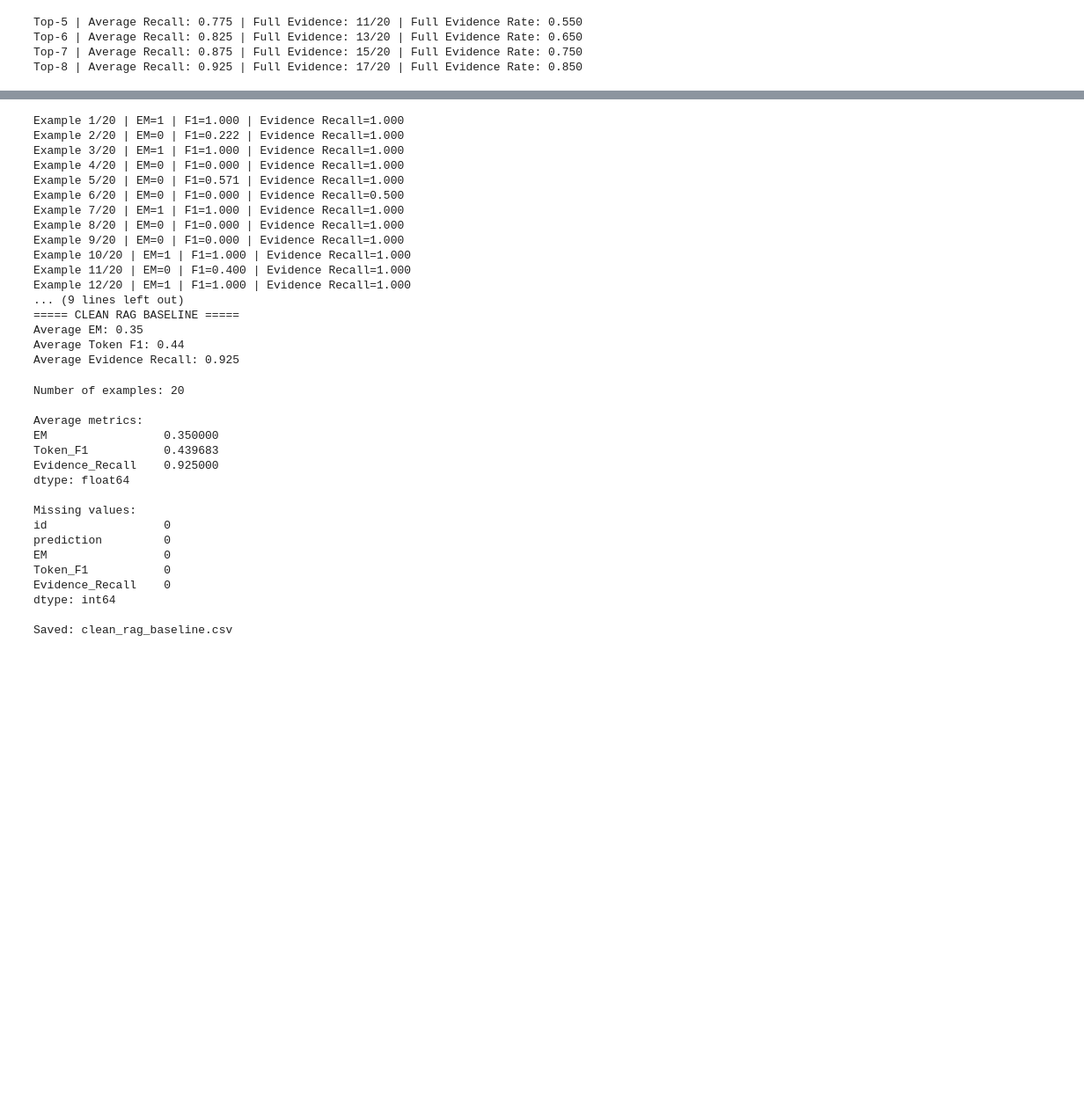
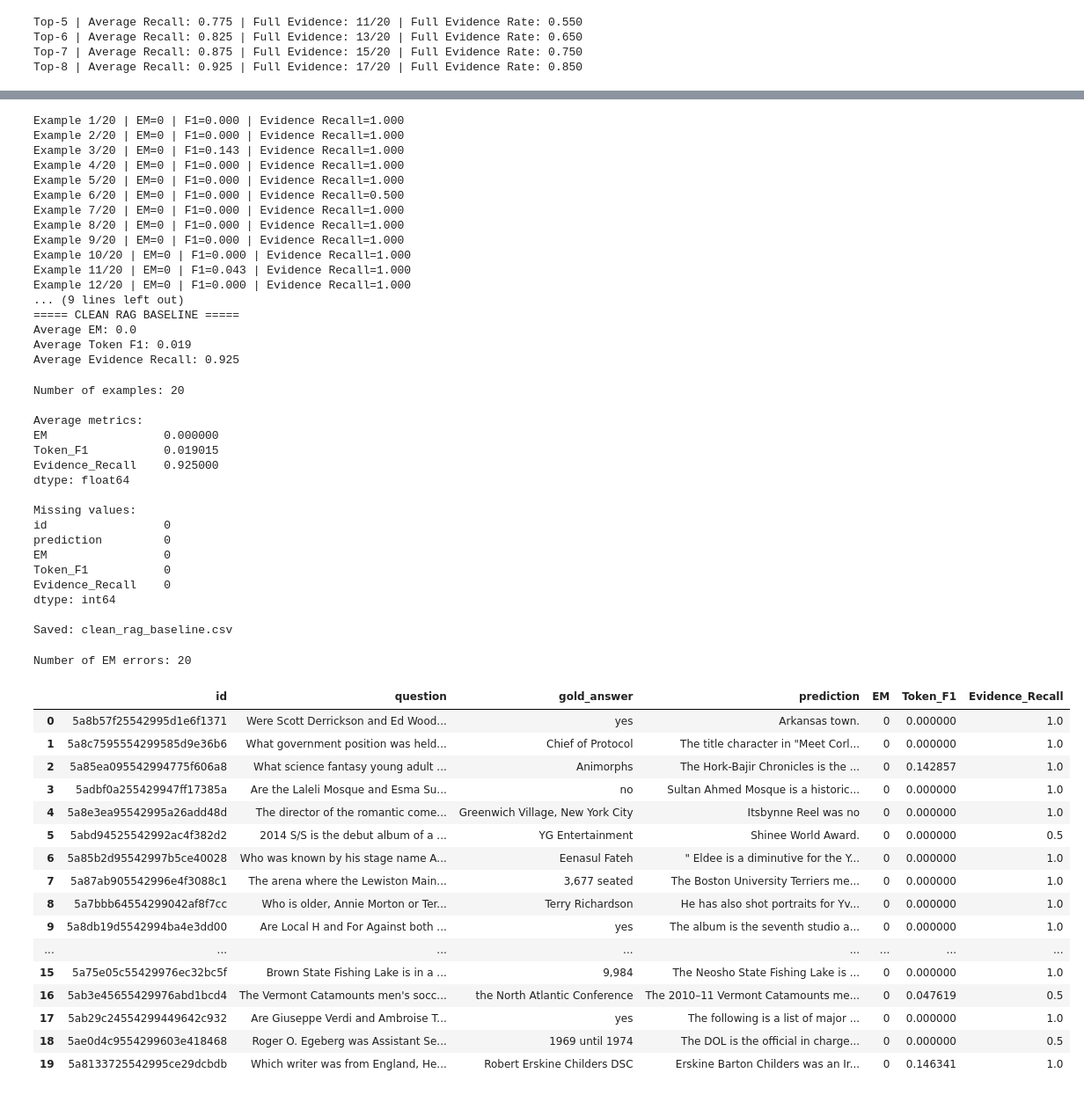
Before and after one commit to MaynineHuang/COMPSCI764_RAG, a Jupyter notebook: notebooks/Retrieval_RAGBaseline.ipynb, the cells around one changed output, grey strips where cells are left out. Shown at 88% size. Cells and saved outputs as stored; diff of their text form; code cells hidden in the pictures; blank space fills up the shorter version.

```diff
--- a/notebooks/Retrieval_RAGBaseline.ipynb
+++ b/notebooks/Retrieval_RAGBaseline.ipynb
@@ -234,5 +231,5 @@ for result in results:
 # %%
-for i in range(8):
+for i in range(len(hotpot)):
   example = hotpot[i]
 
   results = retrieve_top_k(
@@ -829,22 +824,22 @@ print(
     )
 )
 # %% [output]
-Example 1/20 | EM=1 | F1=1.000 | Evidence Recall=1.000
-Example 2/20 | EM=0 | F1=0.222 | Evidence Recall=1.000
-Example 3/20 | EM=1 | F1=1.000 | Evidence Recall=1.000
+Example 1/20 | EM=0 | F1=0.000 | Evidence Recall=1.000
+Example 2/20 | EM=0 | F1=0.000 | Evidence Recall=1.000
+Example 3/20 | EM=0 | F1=0.143 | Evidence Recall=1.000
 Example 4/20 | EM=0 | F1=0.000 | Evidence Recall=1.000
-Example 5/20 | EM=0 | F1=0.571 | Evidence Recall=1.000
+Example 5/20 | EM=0 | F1=0.000 | Evidence Recall=1.000
 Example 6/20 | EM=0 | F1=0.000 | Evidence Recall=0.500
-Example 7/20 | EM=1 | F1=1.000 | Evidence Recall=1.000
+Example 7/20 | EM=0 | F1=0.000 | Evidence Recall=1.000
 Example 8/20 | EM=0 | F1=0.000 | Evidence Recall=1.000
 Example 9/20 | EM=0 | F1=0.000 | Evidence Recall=1.000
-Example 10/20 | EM=1 | F1=1.000 | Evidence Recall=1.000
-Example 11/20 | EM=0 | F1=0.400 | Evidence Recall=1.000
-Example 12/20 | EM=1 | F1=1.000 | Evidence Recall=1.000
+Example 10/20 | EM=0 | F1=0.000 | Evidence Recall=1.000
+Example 11/20 | EM=0 | F1=0.043 | Evidence Recall=1.000
+Example 12/20 | EM=0 | F1=0.000 | Evidence Recall=1.000
 ... (9 lines left out)
 ===== CLEAN RAG BASELINE =====
-Average EM: 0.35
-Average Token F1: 0.44
+Average EM: 0.0
+Average Token F1: 0.019
 Average Evidence Recall: 0.925
 # %%
 
@@ -877,8 +872,8 @@ print("\nSaved: clean_rag_baseline.csv")
 Number of examples: 20
 
 Average metrics:
-EM                 0.350000
-Token_F1           0.439683
+EM                 0.000000
+Token_F1           0.019015
 Evidence_Recall    0.925000
 dtype: float64
 
@@ -891,3 +886,43 @@ Evidence_Recall    0
 dtype: int64
 
 Saved: clean_rag_baseline.csv
+# %%
+
+import pandas as pd
+
+df = pd.DataFrame(baseline_results)
+
+# Inspect questions that were not answered exactly correctly
+errors = df[df["EM"] == 0][
+    [
+        "id",
+        "question",
+        "gold_answer",
+        "prediction",
+        "EM",
+        "Token_F1",
+        "Evidence_Recall"
+    ]
+]
+
+print("Number of EM errors:", len(errors))
+display(errors)
+# %% [output]
+Number of EM errors: 20
+|  | id | question | gold_answer | prediction | EM | Token_F1 | Evidence_Recall |
+| 0 | 5a8b57f25542995d1e6f1371 | Were Scott Derrickson and Ed Wood... | yes | Arkansas town. | 0 | 0.000000 | 1.0 |
+| 1 | 5a8c7595554299585d9e36b6 | What government position was held... | Chief of Protocol | The title character in "Meet Corl... | 0 | 0.000000 | 1.0 |
+| 2 | 5a85ea095542994775f606a8 | What science fantasy young adult ... | Animorphs | The Hork-Bajir Chronicles is the ... | 0 | 0.142857 | 1.0 |
+| 3 | 5adbf0a255429947ff17385a | Are the Laleli Mosque and Esma Su... | no | Sultan Ahmed Mosque is a historic... | 0 | 0.000000 | 1.0 |
+| 4 | 5a8e3ea95542995a26add48d | The director of the romantic come... | Greenwich Village, New York City | Itsbynne Reel was no | 0 | 0.000000 | 1.0 |
+| 5 | 5abd94525542992ac4f382d2 | 2014 S/S is the debut album of a ... | YG Entertainment | Shinee World Award. | 0 | 0.000000 | 0.5 |
+| 6 | 5a85b2d95542997b5ce40028 | Who was known by his stage name A... | Eenasul Fateh | " Eldee is a diminutive for the Y... | 0 | 0.000000 | 1.0 |
+| 7 | 5a87ab905542996e4f3088c1 | The arena where the Lewiston Main... | 3,677 seated | The Boston University Terriers me... | 0 | 0.000000 | 1.0 |
+| 8 | 5a7bbb64554299042af8f7cc | Who is older, Annie Morton or Ter... | Terry Richardson | He has also shot portraits for Yv... | 0 | 0.000000 | 1.0 |
+| 9 | 5a8db19d5542994ba4e3dd00 | Are Local H and For Against both ... | yes | The album is the seventh studio a... | 0 | 0.000000 | 1.0 |
+| ... | ... | ... | ... | ... | ... | ... | ... |
+| 15 | 5a75e05c55429976ec32bc5f | Brown State Fishing Lake is in a ... | 9,984 | The Neosho State Fishing Lake is ... | 0 | 0.000000 | 1.0 |
+| 16 | 5ab3e45655429976abd1bcd4 | The Vermont Catamounts men's socc... | the North Atlantic Conference | The 2010–11 Vermont Catamounts me... | 0 | 0.047619 | 0.5 |
+| 17 | 5ab29c24554299449642c932 | Are Giuseppe Verdi and Ambroise T... | yes | The following is a list of major ... | 0 | 0.000000 | 1.0 |
+| 18 | 5ae0d4c9554299603e418468 | Roger O. Egeberg was Assistant Se... | 1969 until 1974 | The DOL is the official in charge... | 0 | 0.000000 | 0.5 |
+| 19 | 5a8133725542995ce29dcbdb | Which writer was from England, He... | Robert Erskine Childers DSC | Erskine Barton Childers was an Ir... | 0 | 0.146341 | 1.0 |
```
Also changed, not shown: parts of 11 cells of this notebook.
